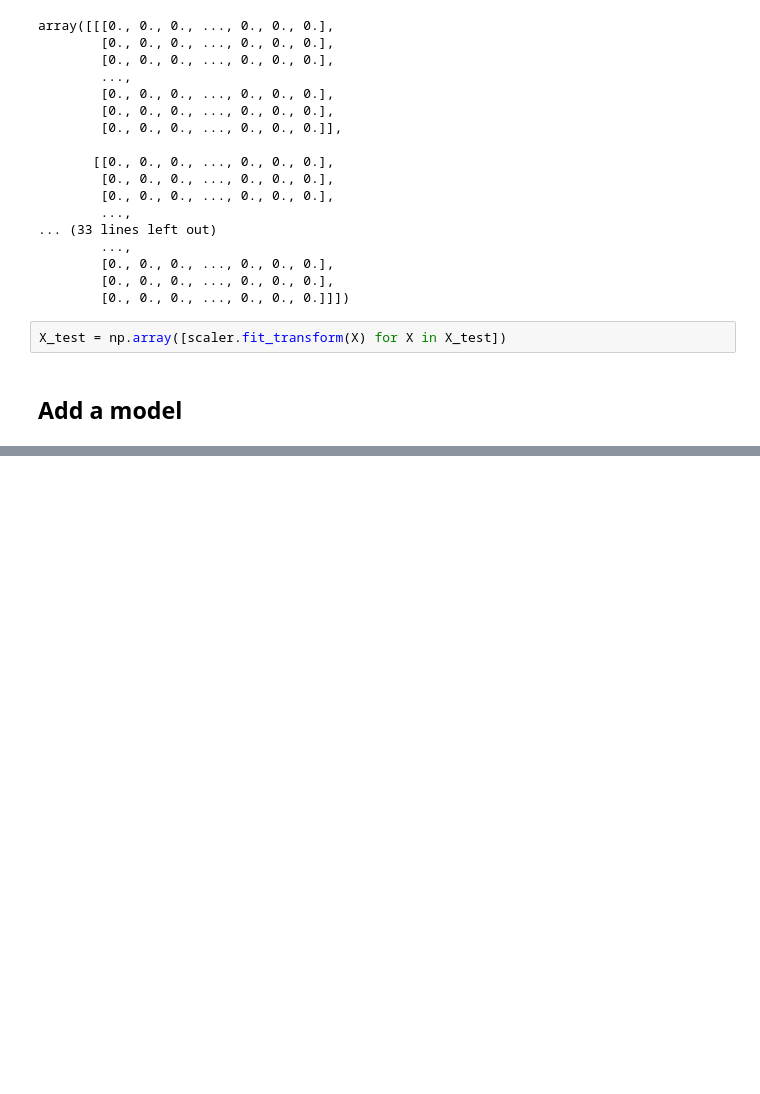
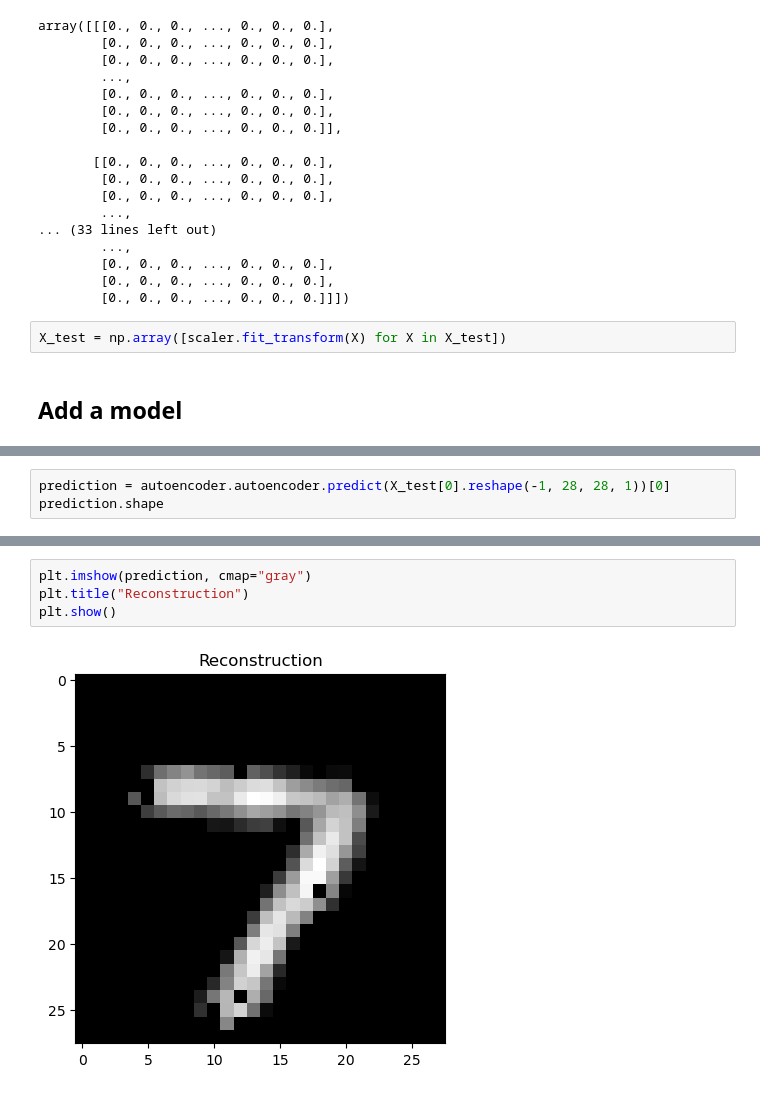
Before and after one commit to edgarWolf/deep-learning-playground, a Jupyter notebook: autoencoders.ipynb, the cells around one changed output, grey strips where cells are left out. Drawn from its saved outputs; the diff is of its cells as text; blank space fills up the shorter version.

```diff
--- a/autoencoders.ipynb
+++ b/autoencoders.ipynb
@@ -95,0 +179,3 @@ X_test = np.array([scaler.fit_transform(X) for X in X_test])
+# %%
+prediction = autoencoder.autoencoder.predict(X_test[0].reshape(-1, 28, 28, 1))[0]
+prediction.shape
@@ -95,0 +185,6 @@ X_test = np.array([scaler.fit_transform(X) for X in X_test])
+# %%
+plt.imshow(prediction, cmap="gray")
+plt.title("Reconstruction")
+plt.show()
+# %% [output]
+[figure, added]
```
Also changed, not shown: parts of 9 cells of this notebook.
